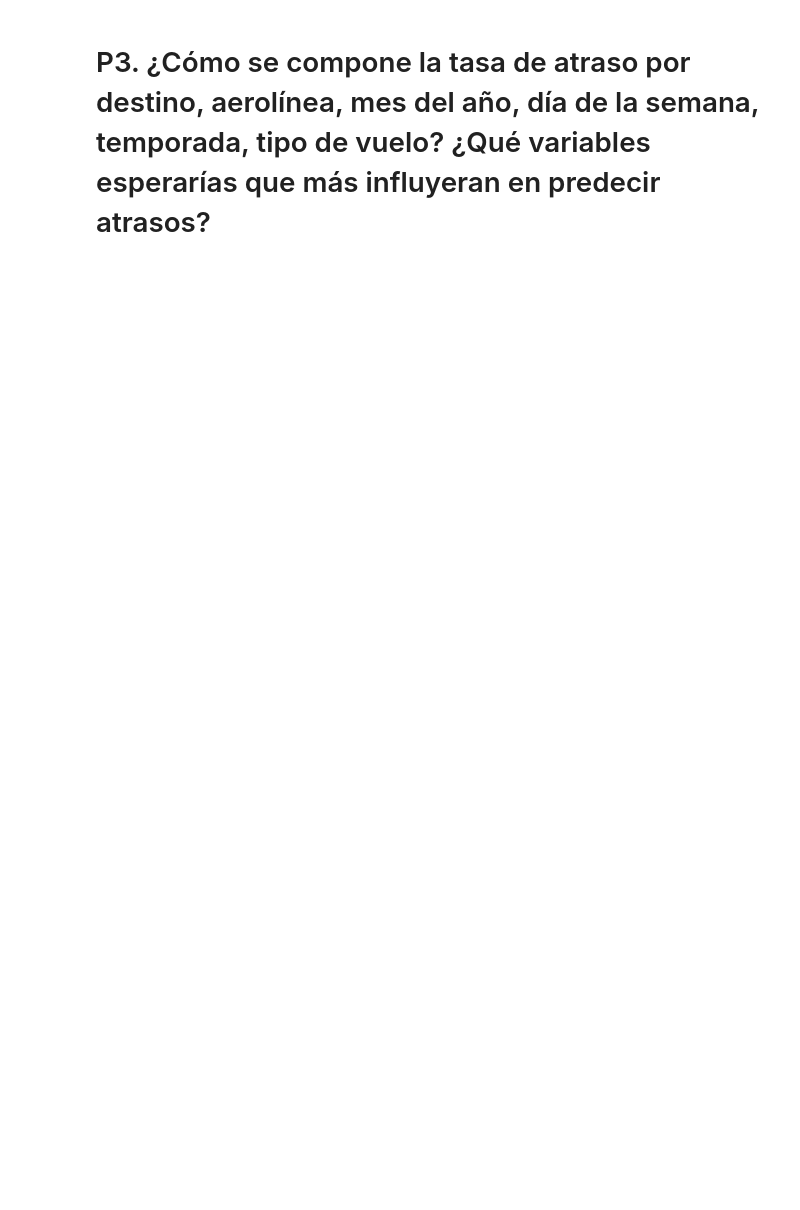
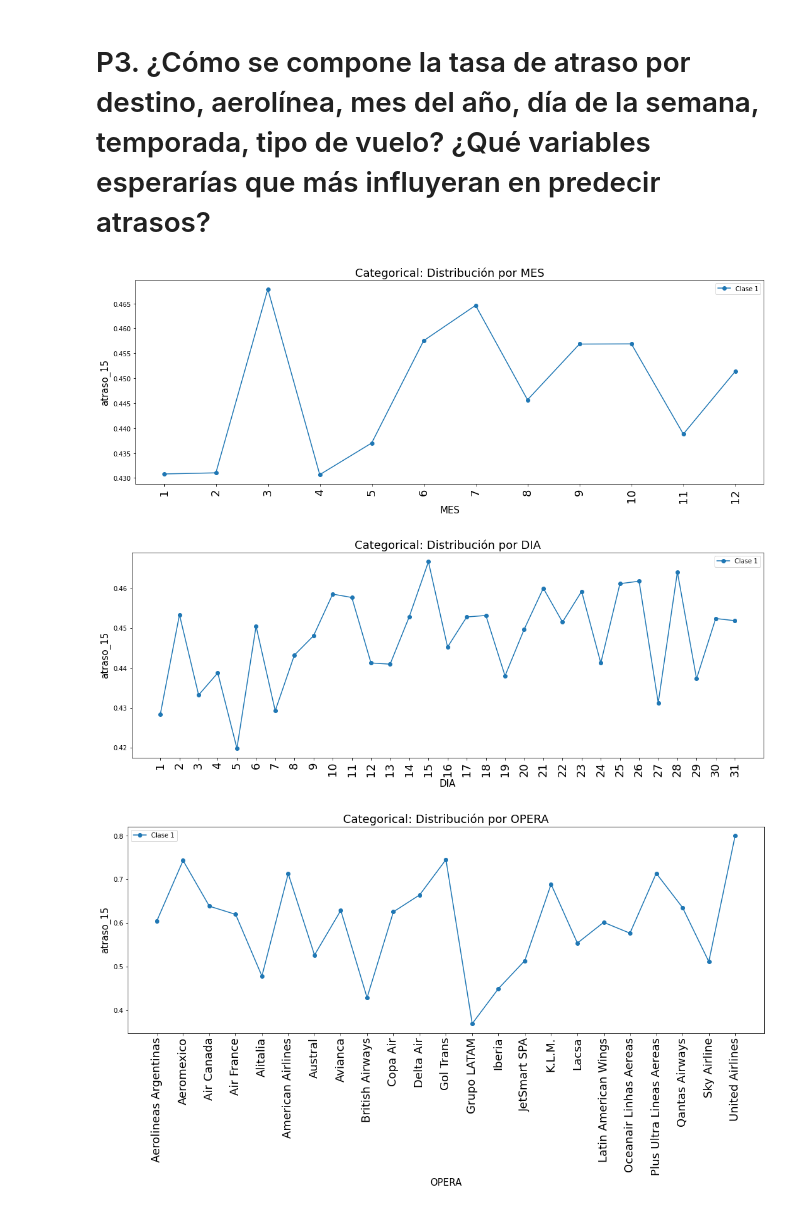
Before and after one commit to luckasdiaz/Challenge-LATAM, a Jupyter notebook: solution.ipynb, the cells around one changed output. Saved outputs shown, nothing was run; the diff lists cells and outputs as text; code cells hidden in the pictures; blank space fills up the shorter version.

```diff
--- a/solution.ipynb
+++ b/solution.ipynb
@@ -34,6 +34,35 @@ def get_periodo_dia(x):
         return "tarde"
     else:
         return "noche"
+
+def categorical_plot(df, hue, y):
+    data = {}
+
+    for flag in df[y].unique():
+        data[flag] = []
+
+        values = np.sort( df[hue].unique() )
+        for value in values:
+            rows = df[(df[hue] == value) & (df[y] == flag)].shape[0]
+            total = df[(df[hue] == value)].shape[0]
+            data[flag].append( rows/total )
+
+    " To replace numbers by text"
+    mask = {}
+    for i, value in enumerate(np.sort(df[hue].unique())):
+        mask[i] = str(value)
+
+    plt.subplots(figsize=(18,6))
+    for flag in data.keys():
+        if flag == 1:
+            plt.plot( np.asarray(data[flag]), label=f"Clase {flag}", marker="o")
+
+    plt.legend()
+    plt.title(f"Categorical: Distribución por {hue}", size=18)
+    plt.xlabel(f"{hue}", size=15)
+    plt.ylabel(f"{y}", size=15)
+    plt.xticks(list(mask.keys()), list(mask.values()), rotation=90, size=18)
+    plt.show()
 # %% [markdown]
 # Cargar el Dataset
 # %%
@@ -129,0 +166,11 @@ asdfadf
+# %%
+categorical_plot(data, hue="MES", y="atraso_15")
+categorical_plot(data, hue="DIA", y="atraso_15")
+categorical_plot(data, hue="OPERA", y="atraso_15")
+categorical_plot(data, hue="SIGLADES", y="atraso_15")
+categorical_plot(data, hue="TIPOVUELO", y="atraso_15")
+categorical_plot(data, hue="periodo_dia", y="atraso_15")
+# %% [output]
+[figure, added]
+[figure, added]
+[figure, added]
```
Also changed, not shown: parts of 5 cells of this notebook, 8 other files.
